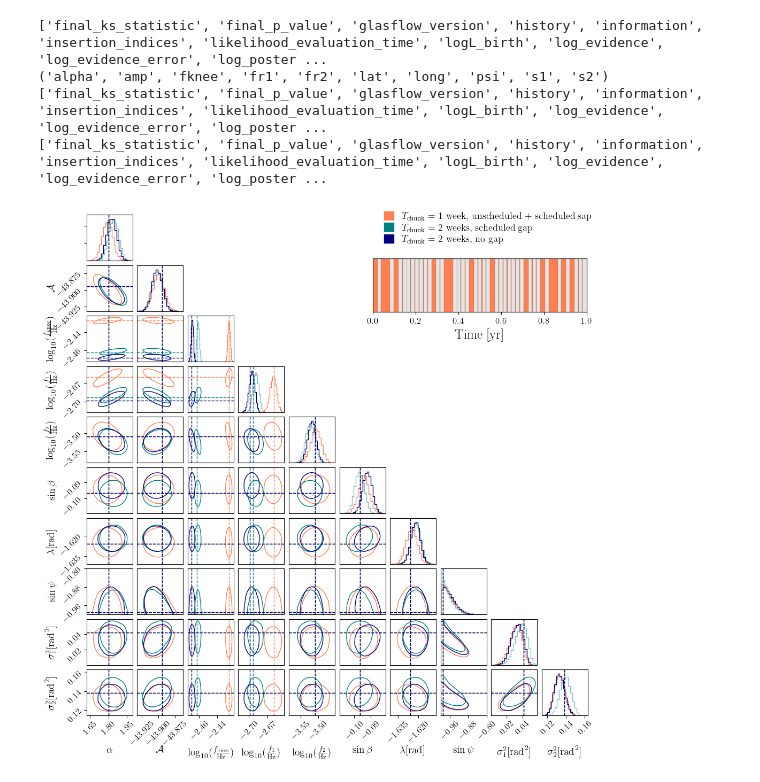
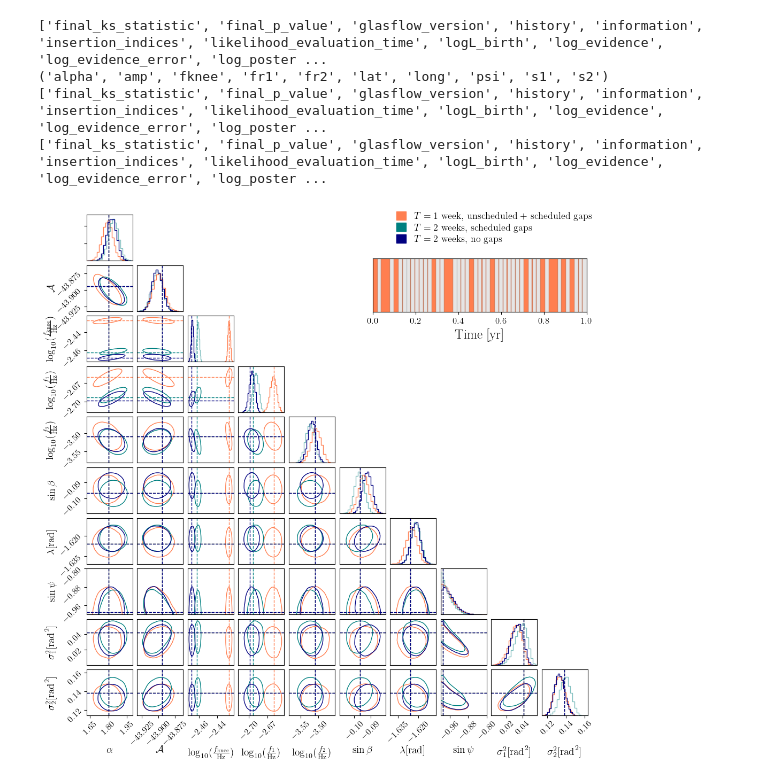
Before and after one commit to RiccardoBuscicchio/bahamas-galactic-foreground-release, a Jupyter notebook: notebooks/Figure7.ipynb, the cells around one changed output. Saved outputs shown, nothing was run; the diff lists cells and outputs as text; code cells hidden in the pictures.

Commit message:
Update figure 7

```diff
--- a/notebooks/Figure7.ipynb
+++ b/notebooks/Figure7.ipynb
@@ -270,14 +270,12 @@ corn(
 handles = [
     matplotlib.patches.Patch(
         color=colors_corn[1],
-        label="$T_{\\rm chunk} = 1$ week, unscheduled + scheduled sap",
+        label="$T = 1$ week, unscheduled + scheduled gaps",
     ),
     matplotlib.patches.Patch(
-        color=colors_corn[0], label="$T_{\\rm chunk} = 2$ weeks, scheduled gap"
+        color=colors_corn[0], label="$T = 2$ weeks, scheduled gaps"
     ),
-    matplotlib.patches.Patch(
-        color=colors_corn[2], label="$T_{\\rm chunk} = 2$ weeks, no gap"
-    ),
+    matplotlib.patches.Patch(color=colors_corn[2], label="$T = 2$ weeks, no gaps"),
 ]
 # matplotlib.patches.Patch(color='green', label='2 weeks, no gap'),]
 fig.legend(
@@ -312,31 +310,31 @@ if t2[-1] < total_time:
     gap_ends.append(total_time)
 
 # Add inset axes to the *corner plot figure*
 axinset = fig.add_axes([0.58, 0.8, 0.4, 0.1])  # [left, bottom, width, height]
 
 # Plot gaps
 for start, end in zip(gap_starts, gap_ends):
     axinset.axvspan(start / year, end / year, alpha=1, color=colors_corn[1])
 
 # Plot data segments
 for i, (start, end) in enumerate(zip(t1, t2)):
     axinset.axvspan(start / year, end / year, alpha=0.2, color="grey")
 
 # Formatting inset
 axinset.set_xlim(0, total_time / year)
 axinset.set_ylim(-0.5, 0.5)
 axinset.set_yticks([])
 axinset.set_xlabel("Time [yr]")
 axinset.set_xticks(
     np.arange(0, (total_time / year) + 0.2, 0.2),
 )
 axinset.tick_params(axis="x", labelsize=12)
 
 fig.align_labels()
 fig.savefig(f"../plots/Figure7.pdf", dpi=300, bbox_inches="tight")
 # %% [output]
 ['final_ks_statistic', 'final_p_value', 'glasflow_version', 'history', 'information', 'insertion_indices', 'likelihood_evaluation_time', 'logL_birth', 'log_evidence', 'log_evidence_error', 'log_poster ...
 ('alpha', 'amp', 'fknee', 'fr1', 'fr2', 'lat', 'long', 'psi', 's1', 's2')
 ['final_ks_statistic', 'final_p_value', 'glasflow_version', 'history', 'information', 'insertion_indices', 'likelihood_evaluation_time', 'logL_birth', 'log_evidence', 'log_evidence_error', 'log_poster ...
 ['final_ks_statistic', 'final_p_value', 'glasflow_version', 'history', 'information', 'insertion_indices', 'likelihood_evaluation_time', 'logL_birth', 'log_evidence', 'log_evidence_error', 'log_poster ...
-[figure, old version]
+[figure, new version]
```
Also changed, not shown: 1 other file.
